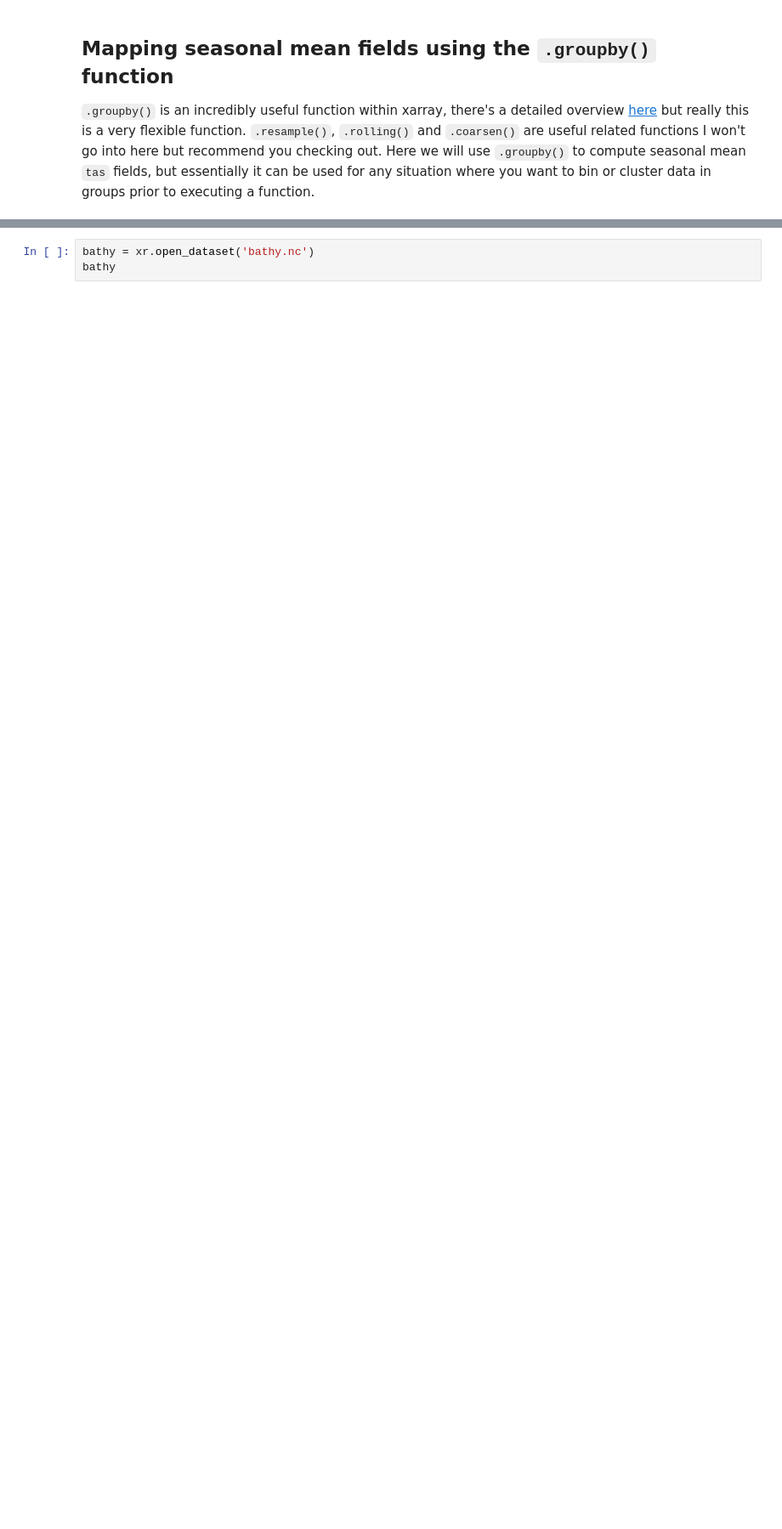
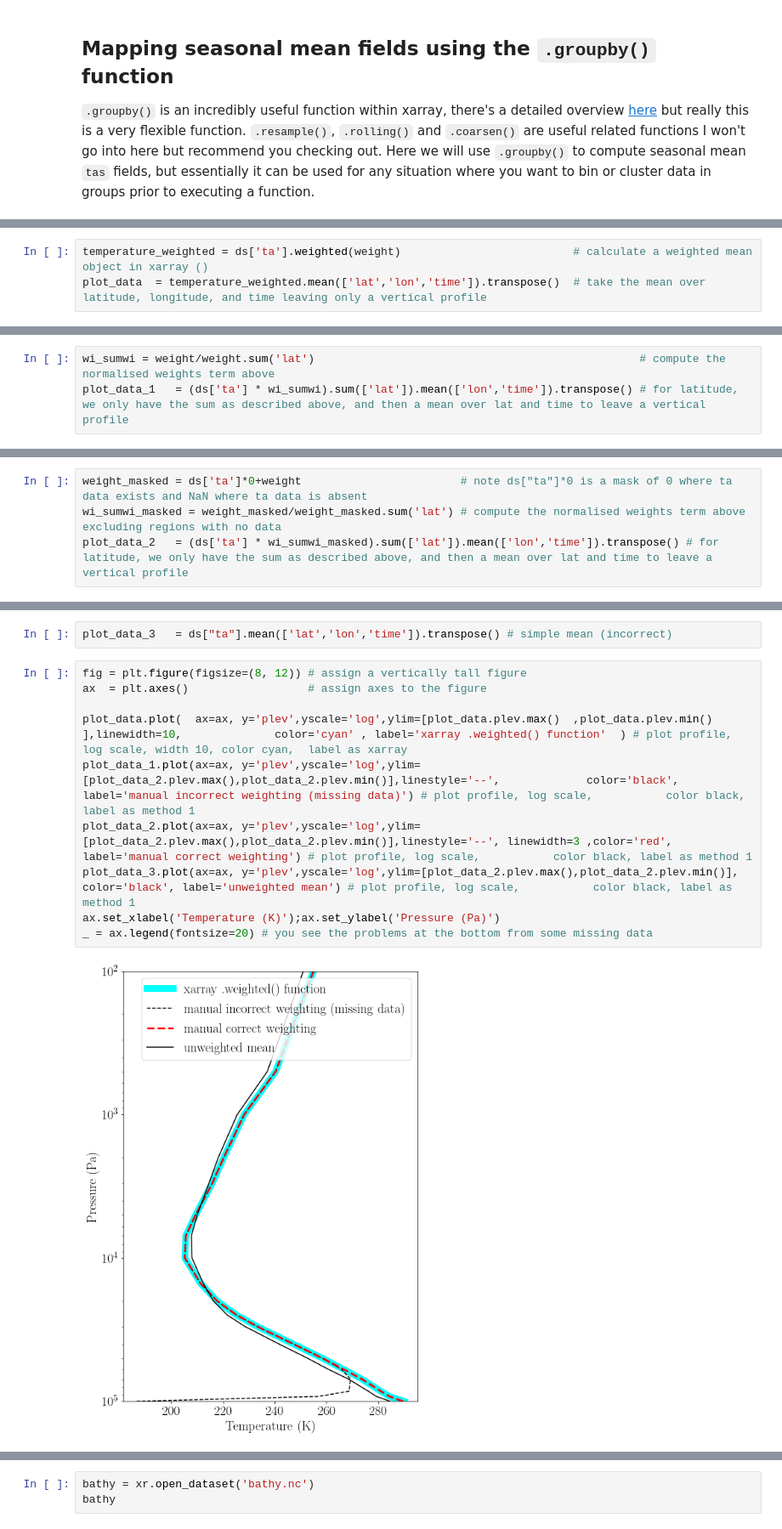
Before and after one commit to ruth-moorman/xarray-tutorial-surf23, a Jupyter notebook: introduction-to-xarray.ipynb, the cells around one changed output, grey strips where cells are left out. Shown at 85% size. Saved outputs shown, nothing was run; the diff lists cells and outputs as text; blank space fills up the shorter version.

```diff
--- a/introduction-to-xarray.ipynb
+++ b/introduction-to-xarray.ipynb
@@ -307,0 +319,3 @@ plt.show()
+# %%
+temperature_weighted = ds['ta'].weighted(weight)                          # calculate a weighted mean object in xarray ()
+plot_data  = temperature_weighted.mean(['lat','lon','time']).transpose()  # take the mean over latitude, longitude, and time leaving only a vertical profile
@@ -307,0 +330,3 @@ plt.show()
+# %%
+wi_sumwi = weight/weight.sum('lat')                                                 # compute the normalised weights term above
+plot_data_1   = (ds['ta'] * wi_sumwi).sum(['lat']).mean(['lon','time']).transpose() # for latitude, we only have the sum as described above, and then a mean over lat and time to leave a vertical profile
@@ -307,0 +335,4 @@ plt.show()
+# %%
+weight_masked = ds['ta']*0+weight                        # note ds["ta"]*0 is a mask of 0 where ta data exists and NaN where ta data is absent
+wi_sumwi_masked = weight_masked/weight_masked.sum('lat') # compute the normalised weights term above excluding regions with no data
+plot_data_2   = (ds['ta'] * wi_sumwi_masked).sum(['lat']).mean(['lon','time']).transpose() # for latitude, we only have the sum as described above, and then a mean over lat and time to leave a vertical profile
@@ -307,0 +341,14 @@ plt.show()
+# %%
+plot_data_3   = ds["ta"].mean(['lat','lon','time']).transpose() # simple mean (incorrect)
+# %%
+fig = plt.figure(figsize=(8, 12)) # assign a vertically tall figure
+ax  = plt.axes()                  # assign axes to the figure
+
+plot_data.plot(  ax=ax, y='plev',yscale='log',ylim=[plot_data.plev.max()  ,plot_data.plev.min()  ],linewidth=10,              color='cyan' , label='xarray .weighted() function'  ) # plot profile, log scale, width 10, color cyan,  label as xarray
+plot_data_1.plot(ax=ax, y='plev',yscale='log',ylim=[plot_data_2.plev.max(),plot_data_2.plev.min()],linestyle='--',             color='black', label='manual incorrect weighting (missing data)') # plot profile, log scale,           color black, label as method 1
+plot_data_2.plot(ax=ax, y='plev',yscale='log',ylim=[plot_data_2.plev.max(),plot_data_2.plev.min()],linestyle='--', linewidth=3 ,color='red', label='manual correct weighting') # plot profile, log scale,           color black, label as method 1
+plot_data_3.plot(ax=ax, y='plev',yscale='log',ylim=[plot_data_2.plev.max(),plot_data_2.plev.min()],                           color='black', label='unweighted mean') # plot profile, log scale,           color black, label as method 1
+ax.set_xlabel('Temperature (K)');ax.set_ylabel('Pressure (Pa)')
+_ = ax.legend(fontsize=20) # you see the problems at the bottom from some missing data
+# %% [output]
+[figure, added]
```
Also changed, not shown: parts of 14 cells of this notebook.
